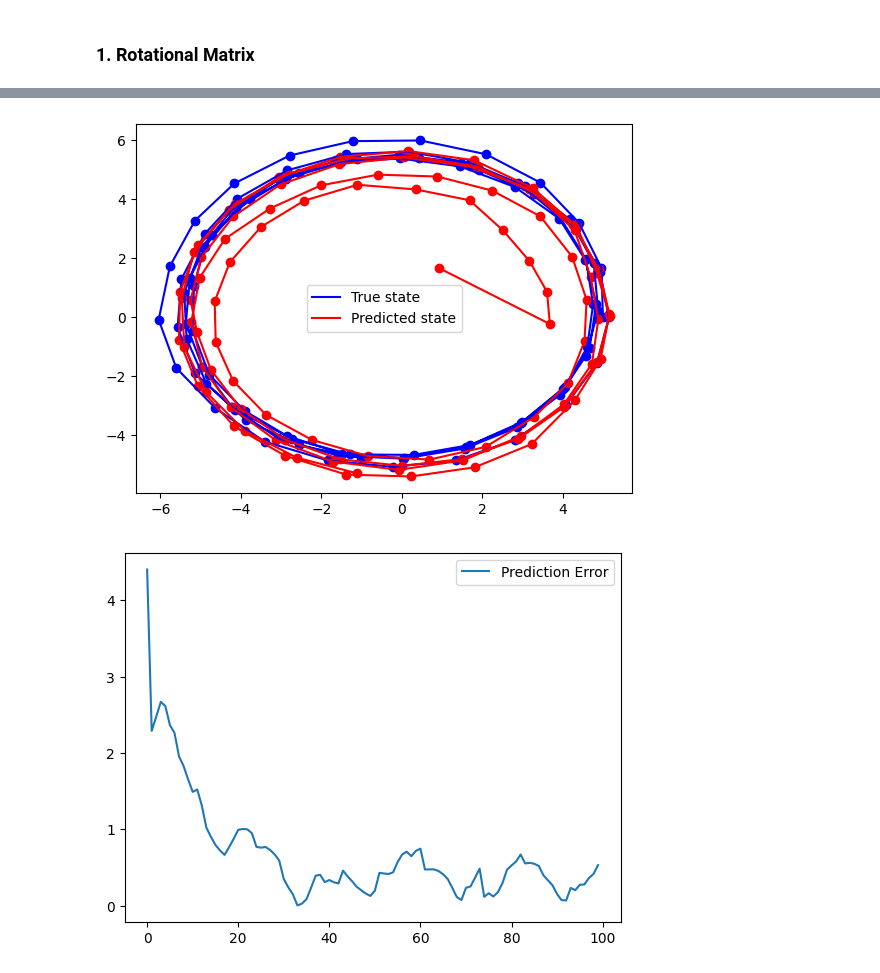
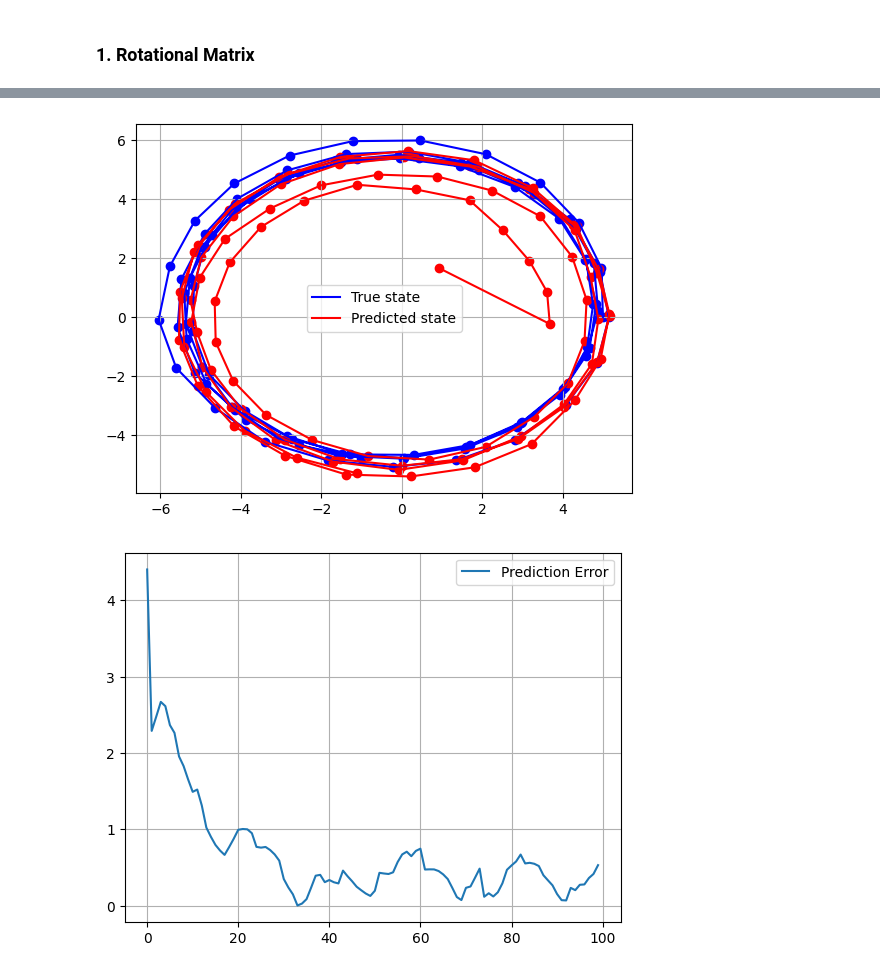
Before and after one commit to alexcraig043/math-76, a Jupyter notebook: python/enkf_test.ipynb, the cells around one changed output, grey strips where cells are left out. Drawn from its saved outputs; the diff is of its cells as text; code cells hidden in the pictures.

Commit message:
Added grid to plot

```diff
--- a/python/enkf_test.ipynb
+++ b/python/enkf_test.ipynb
@@ -97,13 +99,15 @@ plt.plot(u_pred[:,0], u_pred[:,1], 'r-', label='Predicted state')  # Red line fo
 plt.scatter(u_pred[:,0], u_pred[:,1], c='r')  # Red points for predicted state
 
 plt.legend()
+plt.grid()
 plt.show()
 # %% [output]
-[figure, old version]
+[figure, new version]
 # %%
 # Plotting the difference between the true and predicted state
 plt.plot(np.linalg.norm(u_pred - u, axis=1))
 plt.legend(['Prediction Error'])
+plt.grid()
 plt.show()
 # %% [output]
-[figure, old version]
+[figure, new version]
```
Also changed, not shown: parts of 3 cells of this notebook, 1 other file.
